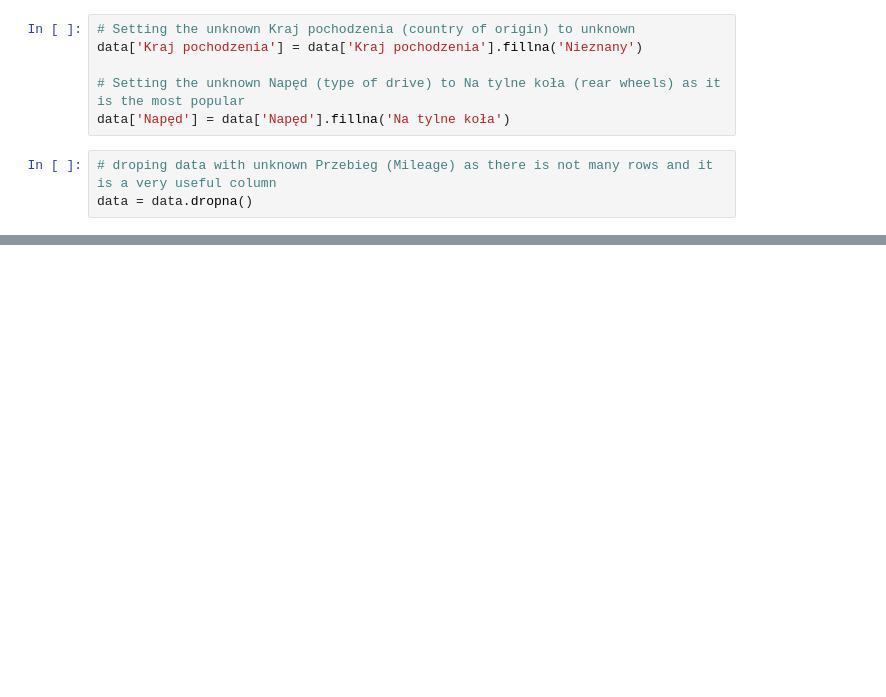
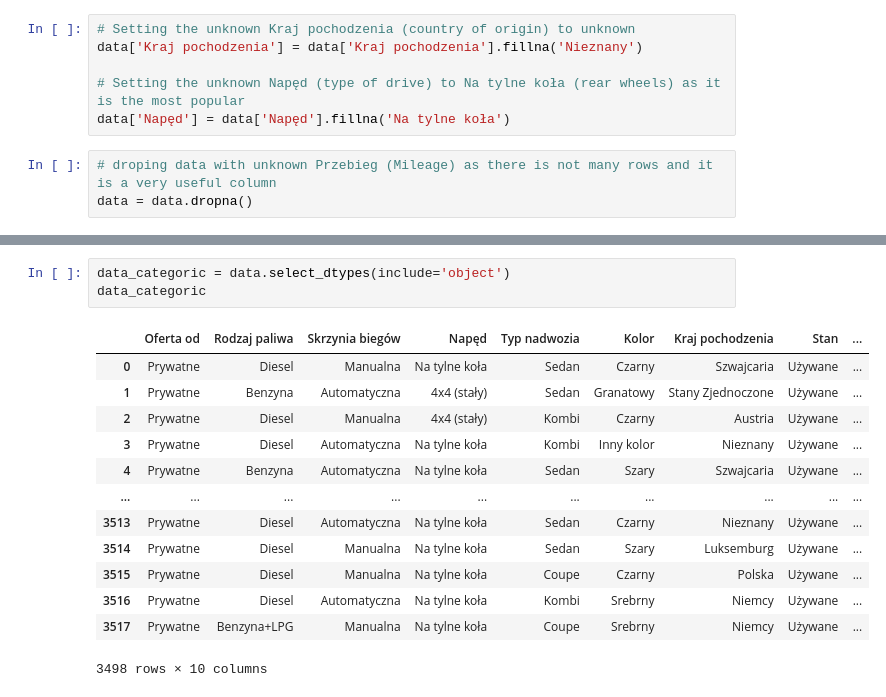
Before and after one commit to WaznyKamo/BMW-3-market_analysis_and_price_prediction, a Jupyter notebook: BMW 3 price analysis and prediction.ipynb, the cells around one changed output, grey strips where cells are left out. Cells and saved outputs as stored; diff of their text form; blank space fills up the shorter version.

```diff
--- a/BMW 3 price analysis and prediction.ipynb
+++ b/BMW 3 price analysis and prediction.ipynb
@@ -196,0 +235,17 @@ memory usage: 737.9+ KB
+# %%
+data_categoric = data.select_dtypes(include='object')
+data_categoric
+# %% [output]
+|  | Oferta od | Rodzaj paliwa | Skrzynia biegów | Napęd | Typ nadwozia | Kolor | Kraj pochodzenia | Stan | ... |
+| 0 | Prywatne | Diesel | Manualna | Na tylne koła | Sedan | Czarny | Szwajcaria | Używane | ... |
+| 1 | Prywatne | Benzyna | Automatyczna | 4x4 (stały) | Sedan | Granatowy | Stany Zjednoczone | Używane | ... |
+| 2 | Prywatne | Diesel | Manualna | 4x4 (stały) | Kombi | Czarny | Austria | Używane | ... |
+| 3 | Prywatne | Diesel | Automatyczna | Na tylne koła | Kombi | Inny kolor | Nieznany | Używane | ... |
+| 4 | Prywatne | Benzyna | Automatyczna | Na tylne koła | Sedan | Szary | Szwajcaria | Używane | ... |
+| ... | ... | ... | ... | ... | ... | ... | ... | ... | ... |
+| 3513 | Prywatne | Diesel | Automatyczna | Na tylne koła | Sedan | Czarny | Nieznany | Używane | ... |
+| 3514 | Prywatne | Diesel | Manualna | Na tylne koła | Sedan | Szary | Luksemburg | Używane | ... |
+| 3515 | Prywatne | Diesel | Manualna | Na tylne koła | Coupe | Czarny | Polska | Używane | ... |
+| 3516 | Prywatne | Diesel | Automatyczna | Na tylne koła | Kombi | Srebrny | Niemcy | Używane | ... |
+| 3517 | Prywatne | Benzyna+LPG | Manualna | Na tylne koła | Coupe | Srebrny | Niemcy | Używane | ... |
+3498 rows × 10 columns
```
Also changed, not shown: parts of 12 cells of this notebook.
